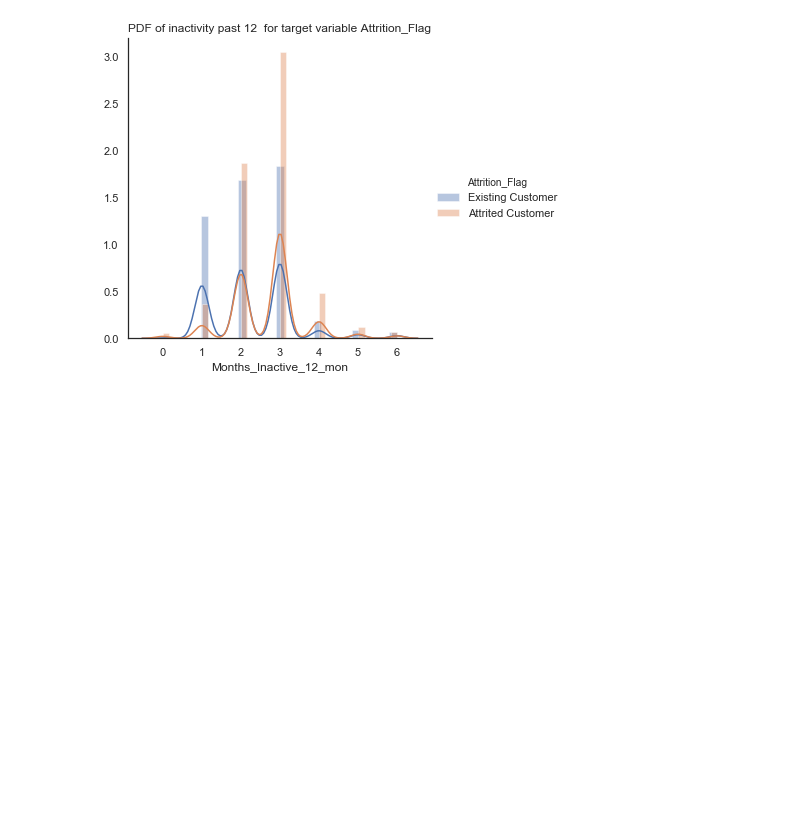
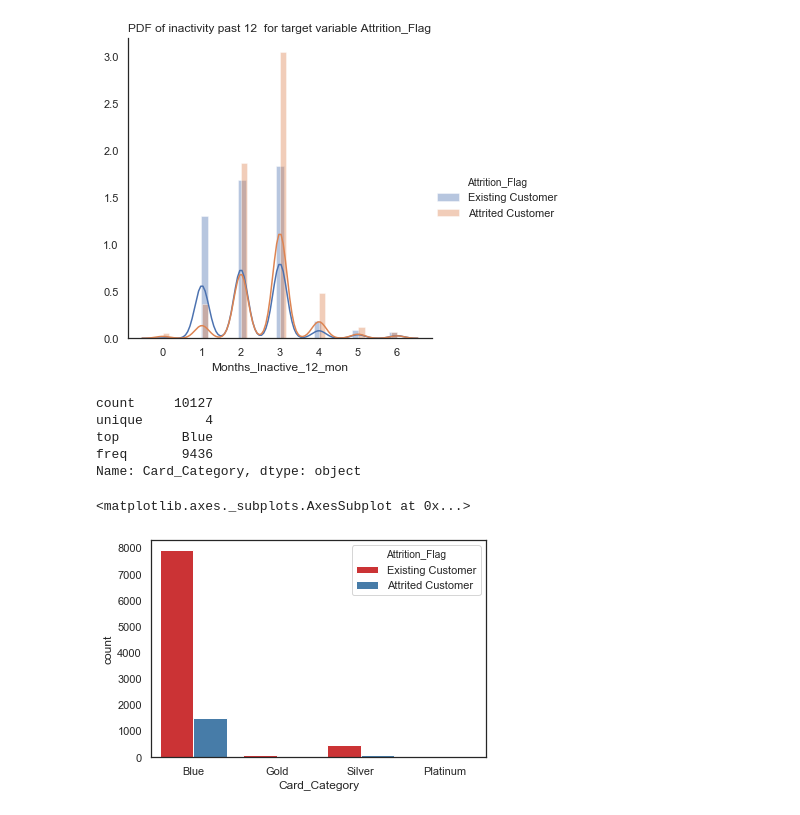
Before and after one commit to hiulian69/Bank_Churn_Prediction, a Jupyter notebook: DataVizualisation_Bank_Churn.ipynb, the cells around one changed output. Saved outputs shown, nothing was run; the diff lists cells and outputs as text; code cells hidden in the pictures; blank space fills up the shorter version.

```diff
--- a/DataVizualisation_Bank_Churn.ipynb
+++ b/DataVizualisation_Bank_Churn.ipynb
@@ -150,3 +175,16 @@ plt.title('PDF of inactivity past 12  for target variable Attrition_Flag')
 # %% [output]
 Text(0.5, 1, 'PDF of inactivity past 12  for target variable Attrition_Flag')
 [figure]
+# %%
+data["Card_Category"].describe() # Categorical
+# %% [output]
+count     10127
+unique        4
+top        Blue
+freq       9436
+Name: Card_Category, dtype: object
+# %%
+sns.countplot(x="Card_Category", data=data, hue='Attrition_Flag', palette="Set1")
+# %% [output]
+<matplotlib.axes._subplots.AxesSubplot at 0x...>
+[figure, added]
```
Also changed, not shown: parts of 25 cells of this notebook, 2 other files.
